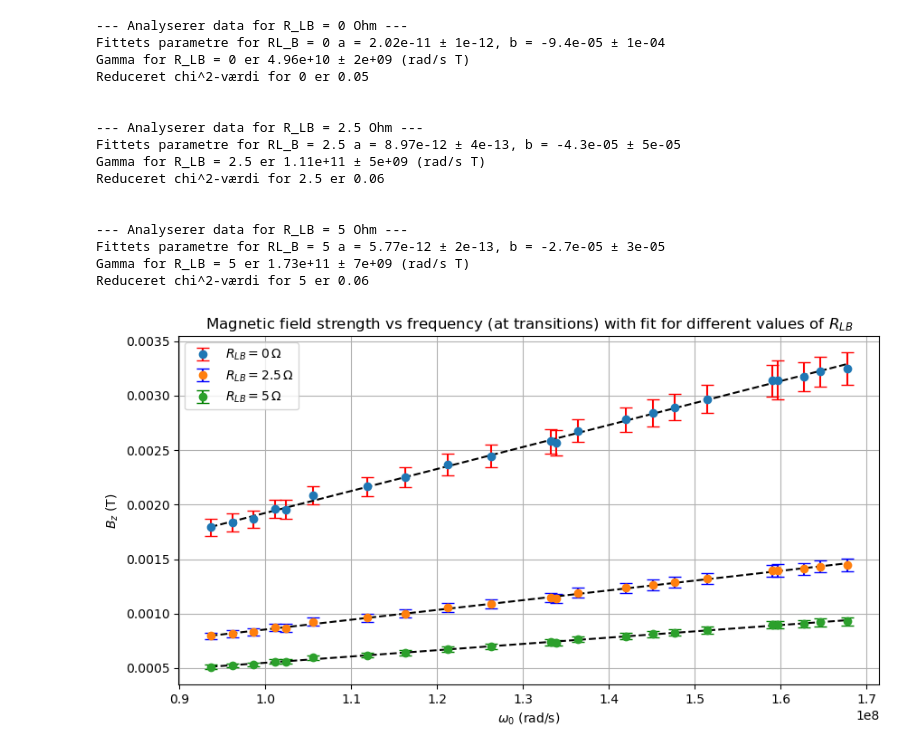
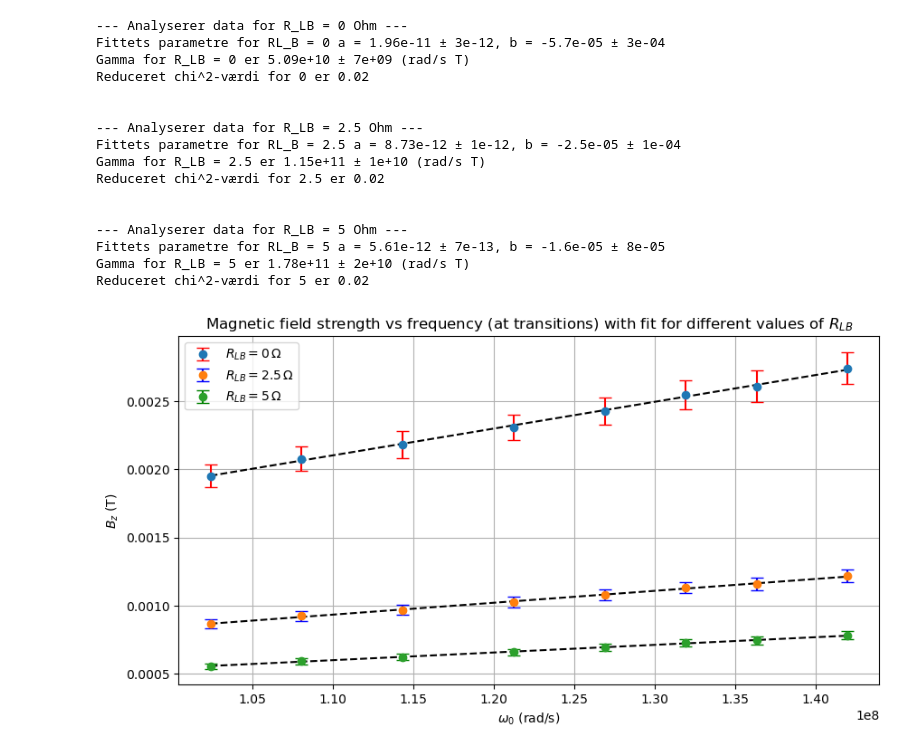
Before and after one commit to Focus9752/Kvant2-lab, a Jupyter notebook: Sankthans.ipynb, the cells around one changed output. Saved outputs shown, nothing was run; the diff lists cells and outputs as text; code cells hidden in the pictures.

```diff
--- a/Sankthans.ipynb
+++ b/Sankthans.ipynb
@@ -110,12 +110,12 @@ result = analyze_csv(file_location)
 mu_0 = 1.2566 * 10 **(-6) # N/A^2
 
 # Indeholder alle frekvenserne vi har målt ved i MHz
-frequency_list = [14.9, 15.3, 15.7, 16.1, 16.3, 16.8, 17.8, 18.5, 19.3, 20.1, 21.2, 21.3, 21.7, 22.6, 23.1, 23.5, 24.1, 25.3, 25.4, 25.9, 26.2, 26.7]
+frequency_list = [16.3, 17.2, 18.2, 19.3, 20.2, 21.0, 21.7, 22.6]
 
 frequency_list_HZ = np.array(frequency_list) * 10**6 *2*np.pi  # Konverter MHz til vinkelfrekvens
 
 # En liste med alle filnavne i formatet xx MHz.csv
-file_list = [f"CSV_data/{str(freq)} MHz.csv" for freq in frequency_list]
+file_list = [f"Tredje_forsøg/{str(freq)} MHz.csv" for freq in frequency_list]
 
 def main(file_list, R_LB=5, R_HH=2, sigma_R_HH=0.01, n=122, sigma_n=2, d=0.3, sigma_d=0.01):
     """
@@ -219,40 +219,40 @@ def main(file_list, R_LB=5, R_HH=2, sigma_R_HH=0.01, n=122, sigma_n=2, d=0.3, si
     }
 
 
 # Værdier for forskellige værdier af R_LB
 res_0 = main(file_list, R_LB=0, R_HH=2, sigma_R_HH=0.001, n=124, sigma_n=2, d=0.3, sigma_d=0.01)
 res_2_5 = main(file_list, R_LB=2.5, R_HH=2, sigma_R_HH=0.001, n=124, sigma_n=2, d=0.3, sigma_d=0.01)
 res_5 = main(file_list, R_LB=5, R_HH=2, sigma_R_HH=0.001, n=124, sigma_n=2, d=0.3, sigma_d=0.01)
 
 # Plotting af resultaterne for forskellige værdier af R_LB
 plt.figure(figsize=(10, 5))
 plt.errorbar(frequency_list_HZ, res_0["HH_B_averages"], yerr=res_0["HH_B_errors"], fmt='o', label=r'$R_{LB} = 0 \, \Omega$', capsize=5, ecolor='red')
 plt.errorbar(frequency_list_HZ, res_2_5["HH_B_averages"], yerr=res_2_5["HH_B_errors"], fmt='o', label=r'$R_{LB} = 2.5 \, \Omega$', capsize=5, ecolor='blue')
 plt.errorbar(frequency_list_HZ, res_5["HH_B_averages"], yerr=res_5["HH_B_errors"], fmt='o', label=r'$R_{LB} = 5 \, \Omega$', capsize=5, ecolor='green')
 plt.plot(frequency_list_HZ, lin_func(np.array(frequency_list_HZ), *res_0["popt"]), color="black", linestyle="dashed")
 plt.plot(frequency_list_HZ, lin_func(np.array(frequency_list_HZ), *res_2_5["popt"]), color="black", linestyle="dashed")
 plt.plot(frequency_list_HZ, lin_func(np.array(frequency_list_HZ), *res_5["popt"]), color="black", linestyle="dashed")
 plt.xlabel(r'$\omega_0$ (rad/s)')
 plt.ylabel(r'$B_z$ (T)')
 plt.title(r'Magnetic field strength vs frequency (at transitions) with fit for different values of $R_{LB}$')
 plt.grid()
 plt.legend()
 plt.show()
 # %% [output]
 --- Analyserer data for R_LB = 0 Ohm ---
-Fittets parametre for RL_B = 0 a = 2.02e-11 ± 1e-12, b = -9.4e-05 ± 1e-04
-Gamma for R_LB = 0 er 4.96e+10 ± 2e+09 (rad/s T)
-Reduceret chi^2-værdi for 0 er 0.05
+Fittets parametre for RL_B = 0 a = 1.96e-11 ± 3e-12, b = -5.7e-05 ± 3e-04
+Gamma for R_LB = 0 er 5.09e+10 ± 7e+09 (rad/s T)
+Reduceret chi^2-værdi for 0 er 0.02
 
 
 --- Analyserer data for R_LB = 2.5 Ohm ---
-Fittets parametre for RL_B = 2.5 a = 8.97e-12 ± 4e-13, b = -4.3e-05 ± 5e-05
-Gamma for R_LB = 2.5 er 1.11e+11 ± 5e+09 (rad/s T)
-Reduceret chi^2-værdi for 2.5 er 0.06
+Fittets parametre for RL_B = 2.5 a = 8.73e-12 ± 1e-12, b = -2.5e-05 ± 1e-04
+Gamma for R_LB = 2.5 er 1.15e+11 ± 1e+10 (rad/s T)
+Reduceret chi^2-værdi for 2.5 er 0.02
 
 
 --- Analyserer data for R_LB = 5 Ohm ---
-Fittets parametre for RL_B = 5 a = 5.77e-12 ± 2e-13, b = -2.7e-05 ± 3e-05
-Gamma for R_LB = 5 er 1.73e+11 ± 7e+09 (rad/s T)
-Reduceret chi^2-værdi for 5 er 0.06
+Fittets parametre for RL_B = 5 a = 5.61e-12 ± 7e-13, b = -1.6e-05 ± 8e-05
+Gamma for R_LB = 5 er 1.78e+11 ± 2e+10 (rad/s T)
+Reduceret chi^2-værdi for 5 er 0.02
-[figure, old version]
+[figure, new version]
```
Also changed, not shown: 8 other files.
